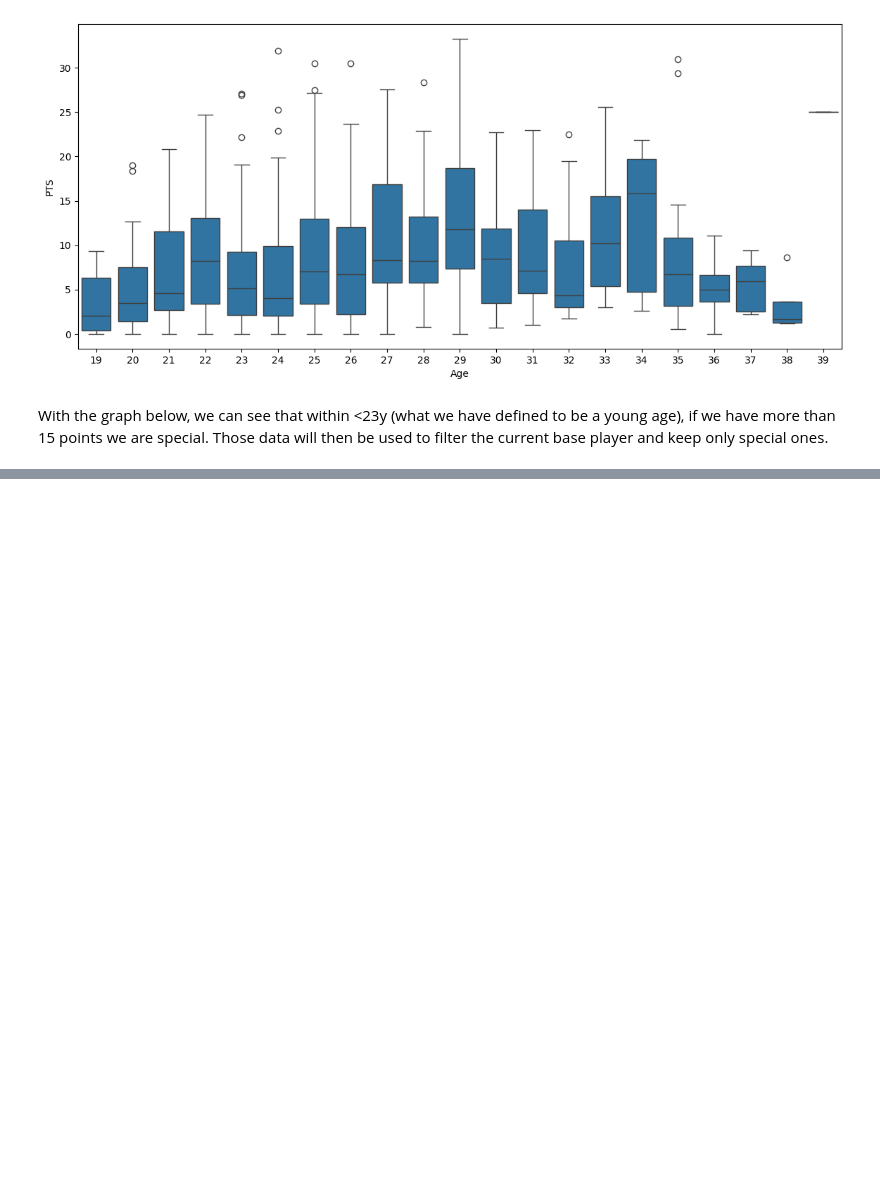
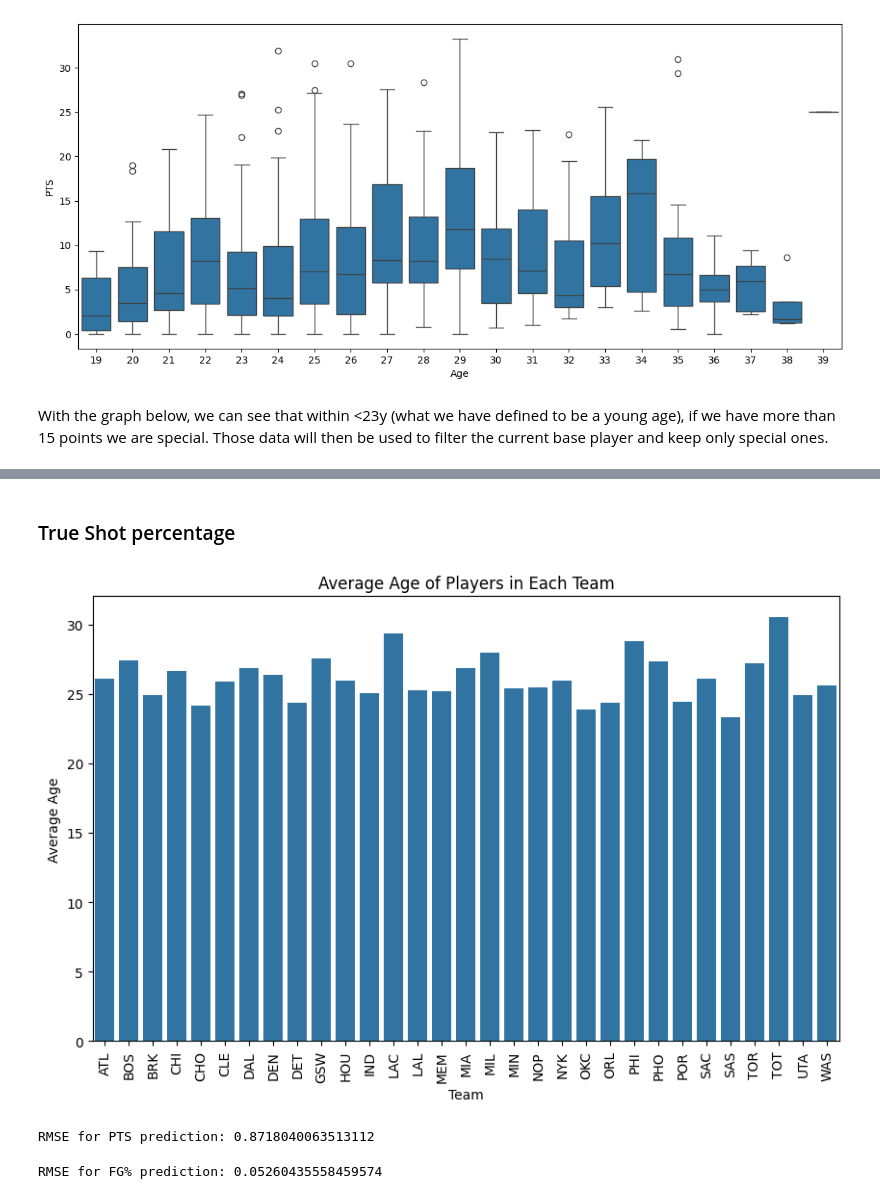
Before and after one commit to absabry/mlops-nba, a Jupyter notebook: notebooks/EDA.ipynb, the cells around one changed output, grey strips where cells are left out. Saved outputs shown, nothing was run; the diff lists cells and outputs as text; code cells hidden in the pictures; blank space fills up the shorter version.

```diff
--- a/notebooks/EDA.ipynb
+++ b/notebooks/EDA.ipynb
@@ -93,0 +128,15 @@ players.query(futur_super_star_def).sort_values("EFF", ascending=False).sort_val
+# %% [markdown]
+### True Shot percentage
+# %%
+players['TS%'] = np.where((2 * (players['FGA'] + 0.44 * players['FTA'])) != 0, players['PTS'] / (2 * (players['FGA'] + 0.44 * players['FTA'])), 0)
+# %%
+average_age_per_team = players.groupby('Tm')['Age'].mean()
+plt.figure(figsize=(10,6))
+sns.barplot(x=average_age_per_team.index, y=average_age_per_team.values)
+plt.title('Average Age of Players in Each Team')
+plt.xticks(rotation=90)
+plt.xlabel('Team')
+plt.ylabel('Average Age')
+plt.show()
+# %% [output]
+[figure, added]
@@ -93,0 +170,15 @@ players.query(futur_super_star_def).sort_values("EFF", ascending=False).sort_val
+# %%
+# Train model to predict PTS
+model.fit(X_train_pts, y_train_pts)
+pts_preds = model.predict(X_test_pts)
+print(f'RMSE for PTS prediction: {mean_squared_error(y_test_pts, pts_preds, squared=False)}')
+# %% [output]
+RMSE for PTS prediction: 0.8718040063513112
+# %%
+
+# Train model to predict FG%
+model.fit(X_train_fg, y_train_fg)
+fg_preds = model.predict(X_test_fg)
+print(f'RMSE for FG% prediction: {mean_squared_error(y_test_fg, fg_preds, squared=False)}')
+# %% [output]
+RMSE for FG% prediction: 0.05260435558459574
```
Also changed, not shown: parts of 14 cells of this notebook, 2 other files.
